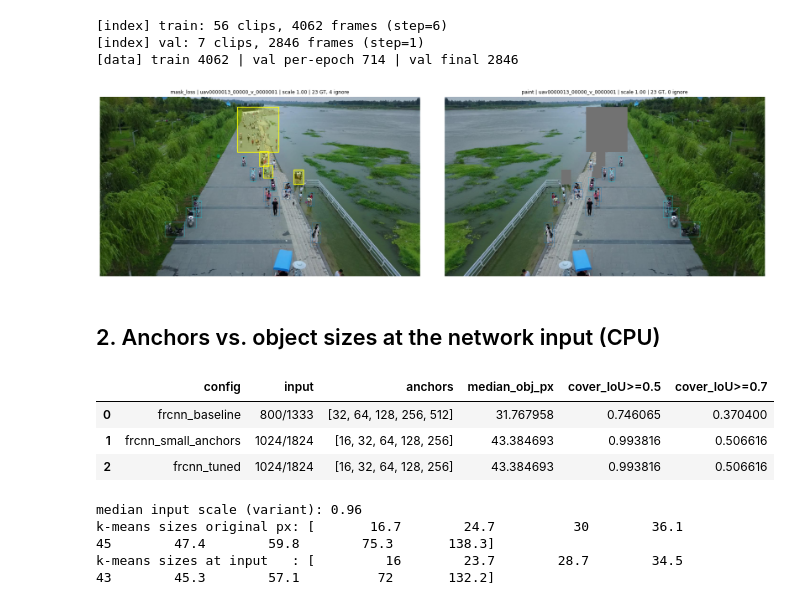
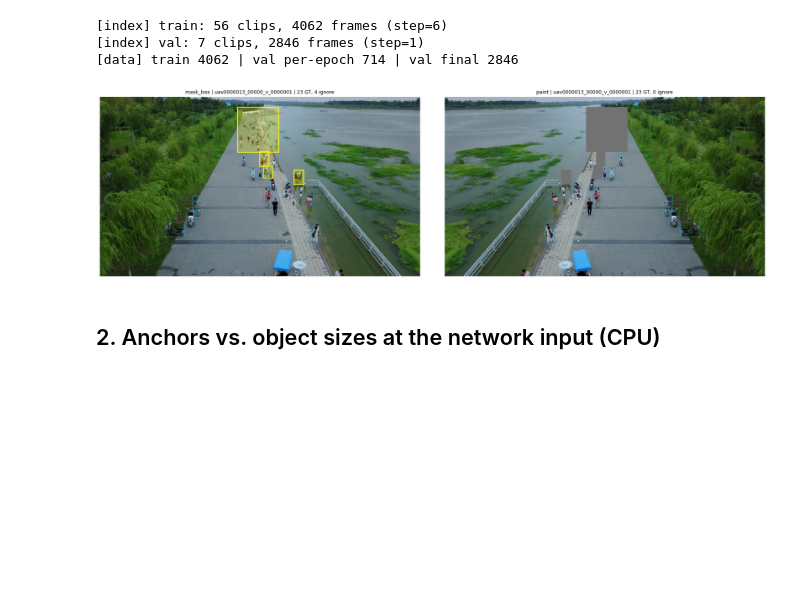
Before and after one commit to ystacy-ab/Video-Detection-HW2, a Jupyter notebook: notebooks/02_faster_rcnn.ipynb, the cells around one changed output. Cells and saved outputs as stored; diff of their text form; code cells hidden in the pictures; blank space fills up the shorter version.

```diff
--- a/notebooks/02_faster_rcnn.ipynb
+++ b/notebooks/02_faster_rcnn.ipynb
@@ -54,19 +59,13 @@ cv2             5.0.0
 wandb           0.31.0
 device          CPU only
 # %%
-# Load the shared config + the three Faster R-CNN configs, fix seeds, create output folders
-from src.utils import load_exp_config
+# Shared config + this notebook's experiment configs, seeds, output folders
 cfg = load_config(Path(REPO_DIR) / "configs" / "base.yaml")
 seed_everything(cfg["seed"])
-
 DATA_ROOT, WORK_DIR = Path(DATA_ROOT), ensure_dir(WORK_DIR)
-FIG_DIR = ensure_dir(Path(REPO_DIR) / "results" / "figures")
-RES_DIR = Path(REPO_DIR) / "results"
+RES_DIR, FIG_DIR = Path(REPO_DIR) / "results", ensure_dir(Path(REPO_DIR) / "results" / "figures")
 GT_VAL = DATA_ROOT / "val" / "annotations_coco.json"
-EXPS = {n: load_exp_config(Path(REPO_DIR) / "configs" / f"{n}.yaml")
-        for n in ["frcnn_baseline", "frcnn_small_anchors", "frcnn_tuned"]}
-for n, c in EXPS.items():
-    m = c["model"]
-    print(f"{n:20s} anchors={m['anchor_sizes']} input={m['min_size_test']}/{m['max_size']} "
-          f"box_pos={m['box_positive_fraction']} loss={m['box_loss']} epochs={c['train']['epochs']}")
+EXPS = {n: load_exp_config(Path(REPO_DIR) / "configs" / f"{n}.yaml") for n in ['frcnn_baseline', 'frcnn_giou', 'frcnn_sampler', 'frcnn_tuned']}
+RUN = list(EXPS)  # experiments this session may TRAIN; remove names to split the work over sessions
+print("experiments:", RUN)
 # %% [output]
@@ -108,64 +152,19 @@ train_idx, val_epoch_idx, val_full_idx = prepare_indices(EXPS["frcnn_baseline"],
 [index] val: 7 clips, 2846 frames (step=1)
 [data] train 4062 | val per-epoch 714 | val final 2846
 # %%
-# One training sample per ignore mode. Left: mask_loss (flipped; ignore boxes in yellow, only used in the loss).
+# One training sample per ignore mode. Left: mask_loss (flipped; ignore boxes yellow, used only in the loss).
 # Right: paint fallback (gray regions, covered GT dropped). Boxes must sit exactly on the objects.
+from src.viz import draw_boxes
 i = int(np.argmax(train_idx["ignore_path"].astype(bool).values))  # first frame that has ignore regions
 vis, titles = [], []
 for mode, flip in [("mask_loss", 1.0), ("paint", 0.0)]:
     ds = TVDetectionDataset(train_idx, train=True, ignore_mode=mode, hflip=flip, max_short=1088, max_long=1824)
     img, tgt, meta = ds[i]
     b, ig = tgt["boxes"].numpy(), tgt["is_ignore"].numpy()
-    bgr = img.permute(1, 2, 0).numpy()[:, :, ::-1].copy()
-    vis.append(draw_boxes(bgr, b[~ig], tgt["labels"].numpy()[~ig] - 1, ignore_xyxy=b[ig]))
-    titles.append(f"{mode} | {meta['key']} | scale {meta['scale']:.2f} | {(~ig).sum()} GT, {ig.sum()} ignore")
+    vis.append(draw_boxes(img.permute(1, 2, 0).numpy()[:, :, ::-1].copy(), b[~ig], tgt["labels"].numpy()[~ig] - 1, ignore_xyxy=b[ig]))
+    titles.append(f"{mode} | {meta['key']} | {(~ig).sum()} GT, {ig.sum()} ignore")
 show_grid(vis, titles, ncols=2, figsize_per=(9, 5), save_path=FIG_DIR / "frcnn_dataset_check.png")
 # %% [output]
-[figure, old version]
+[figure, new version]
 # %% [markdown]
 ## 2. Anchors vs. object sizes at the network input (CPU)
-# %%
-# GT (w, h) rescaled by the factor the model transform applies (short side -> min_size, long side <= max_size)
-from src.anchors import wh_iou
-
-def gt_wh_at_input(index, min_size, max_size, n=800, seed=0):
-    whs = []
-    for r in index.sample(min(n, len(index)), random_state=seed).itertuples():
-        b, _ = read_yolo_labels(r.label_path, r.width, r.height)
-        s = min(min_size / min(r.width, r.height), max_size / max(r.width, r.height))
-        whs.append((b[:, 2:] - b[:, :2]) * s)
-    return np.concatenate(whs)
-
-def anchor_wh(sizes, ratios):  # torchvision AnchorGenerator: h/w = ratio, area = size^2
-    return np.array([[s / np.sqrt(r), s * np.sqrt(r)] for s in sizes for r in ratios])
-
-rows = []
-for n, c in EXPS.items():
-    m = c["model"]
-    wh = gt_wh_at_input(train_idx, m["min_size_test"], m["max_size"])
-    best = wh_iou(wh, anchor_wh(m["anchor_sizes"], m["aspect_ratios"])).max(1)
-    rows.append({"config": n, "input": f"{m['min_size_test']}/{m['max_size']}", "anchors": m["anchor_sizes"],
-                 "median_obj_px": float(np.median(np.sqrt(wh.prod(1)))),
-                 "cover_IoU>=0.5": float((best >= 0.5).mean()), "cover_IoU>=0.7": float((best >= 0.7).mean())})
-anchor_cov = pd.DataFrame(rows)
-anchor_cov.to_csv(RES_DIR / "frcnn_anchor_coverage.csv", index=False)
-anchor_cov
-# %% [output]
-|  | config | input | anchors | median_obj_px | cover_IoU>=0.5 | cover_IoU>=0.7 |
-| 0 | frcnn_baseline | 800/1333 | [32, 64, 128, 256, 512] | 31.767958 | 0.746065 | 0.370400 |
-| 1 | frcnn_small_anchors | 1024/1824 | [16, 32, 64, 128, 256] | 43.384693 | 0.993816 | 0.506616 |
-| 2 | frcnn_tuned | 1024/1824 | [16, 32, 64, 128, 256] | 43.384693 | 0.993816 | 0.506616 |
-# %%
-# K-means anchor sizes from the EDA (original pixels) and the same sizes at the variant input scale
-eda = json.load(open(RES_DIR / "eda_stats.json"))
-km = np.array(eda["kmeans_anchors"]["9"]["wh"], dtype=float)
-m = EXPS["frcnn_small_anchors"]["model"]
-scales = [min(m["min_size_test"] / min(r.width, r.height), m["max_size"] / max(r.width, r.height))
-          for r in train_idx.drop_duplicates("clip").itertuples()]
-print("median input scale (variant):", round(float(np.median(scales)), 2))
-print("k-means sizes original px:", np.sqrt(km.prod(1)).round(1))
-print("k-means sizes at input   :", (np.sqrt(km.prod(1)) * np.median(scales)).round(1))
-# %% [output]
-median input scale (variant): 0.96
-k-means sizes original px: [       16.7        24.7          30        36.1          45        47.4        59.8        75.3       138.3]
-k-means sizes at input   : [         16        23.7        28.7        34.5          43        45.3        57.1          72       132.2]
```
Also changed, not shown: parts of 56 cells of this notebook, 33 other files.
